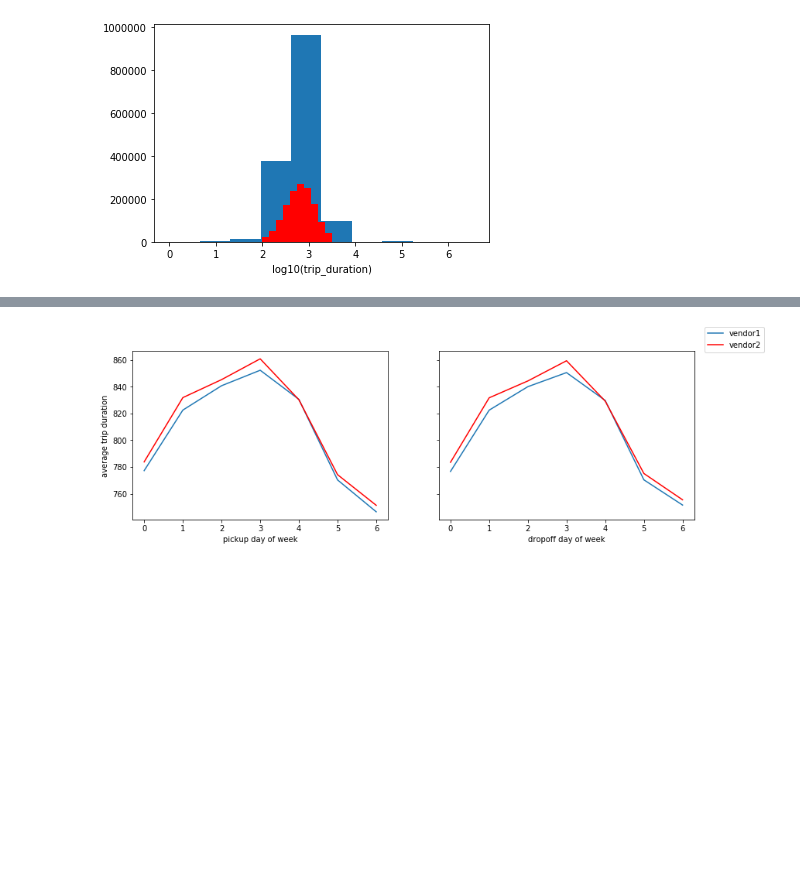
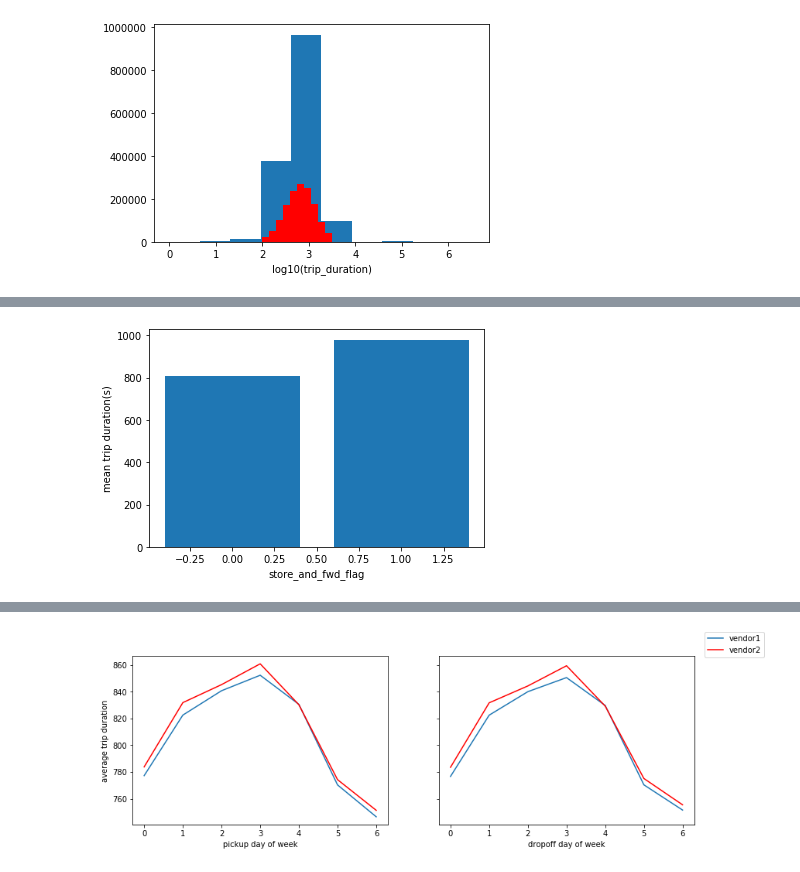
Before and after one commit to aemi-dev/td_taxidriver, a Jupyter notebook: precisePrediction.ipynb, the cells around one changed output, grey strips where cells are left out. Cells and saved outputs as stored; diff of their text form; code cells hidden in the pictures; blank space fills up the shorter version.

```diff
--- a/precisePrediction.ipynb
+++ b/precisePrediction.ipynb
@@ -83 +84,10 @@ plt.show()
+# %%
+dfGroupByFlag = dfGoodDurations.groupby('store_and_fwd_flag')[['trip_duration']].mean()
+dfGroupByFlag.reset_index(inplace=True)
+plt.bar(dfGroupByFlag.store_and_fwd_flag.values,dfGroupByFlag.trip_duration.values)
+plt.xlabel('store_and_fwd_flag')
+plt.ylabel('mean trip duration(s)')
+plt.show()
+# %% [output]
+[figure, added]
 # %%
```
Also changed, not shown: parts of 17 cells of this notebook, 2 other files.
